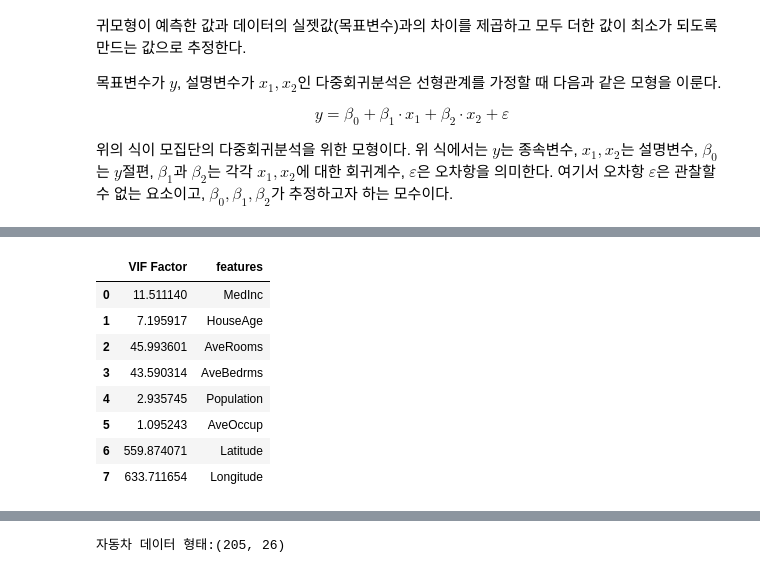
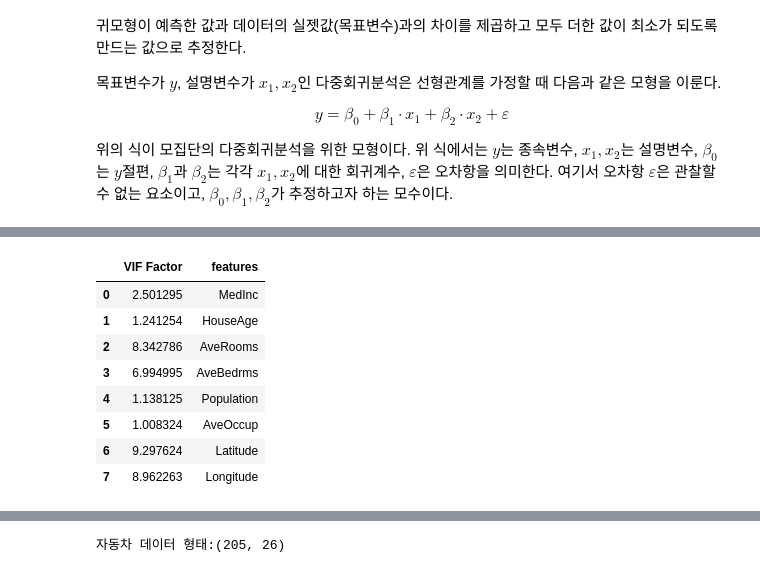
Before and after one commit to jeongbeenson19/dstb, a Jupyter notebook: lin_reg_prac.ipynb, the cells around one changed output, grey strips where cells are left out. Drawn from its saved outputs; the diff is of its cells as text; code cells hidden in the pictures.

```diff
--- a/lin_reg_prac.ipynb
+++ b/lin_reg_prac.ipynb
@@ -269,19 +352,26 @@ strong multicollinearity or other numerical problems.
 # %%
 from statsmodels.stats.outliers_influence import variance_inflation_factor
+from sklearn.preprocessing import StandardScaler
 
 cali_data_frame = pd.DataFrame(cali.data, columns= ['MedInc', 'HouseAge', 'AveRooms', 'AveBedrms', 'Population', 'AveOccup', 'Latitude', 'Longitude' ])
+col_list = ['MedInc', 'HouseAge', 'AveRooms', 'AveBedrms', 'Population', 'AveOccup', 'Latitude', 'Longitude' ]
+
+scaler = StandardScaler()
+scaled_cali = cali_data_frame.copy()
+scaled_cali[col_list] = scaler.fit_transform(cali_data_frame[col_list])
+
 
 vif = pd.DataFrame()
-vif['VIF Factor'] = [variance_inflation_factor(cali_data_frame.values, i) for i in range(cali_data_frame.shape[1])]
-vif['features'] = cali_data_frame.columns
+vif['VIF Factor'] = [variance_inflation_factor(scaled_cali.values, i) for i in range(scaled_cali.shape[1])]
+vif['features'] = scaled_cali.columns
 vif
 # %% [output]
 |  | VIF Factor | features |
-| 0 | 11.511140 | MedInc |
-| 1 | 7.195917 | HouseAge |
-| 2 | 45.993601 | AveRooms |
-| 3 | 43.590314 | AveBedrms |
-| 4 | 2.935745 | Population |
-| 5 | 1.095243 | AveOccup |
-| 6 | 559.874071 | Latitude |
-| 7 | 633.711654 | Longitude |
+| 0 | 2.501295 | MedInc |
+| 1 | 1.241254 | HouseAge |
+| 2 | 8.342786 | AveRooms |
+| 3 | 6.994995 | AveBedrms |
+| 4 | 1.138125 | Population |
+| 5 | 1.008324 | AveOccup |
+| 6 | 9.297624 | Latitude |
+| 7 | 8.962263 | Longitude |
```
Also changed, not shown: parts of 11 cells of this notebook.
